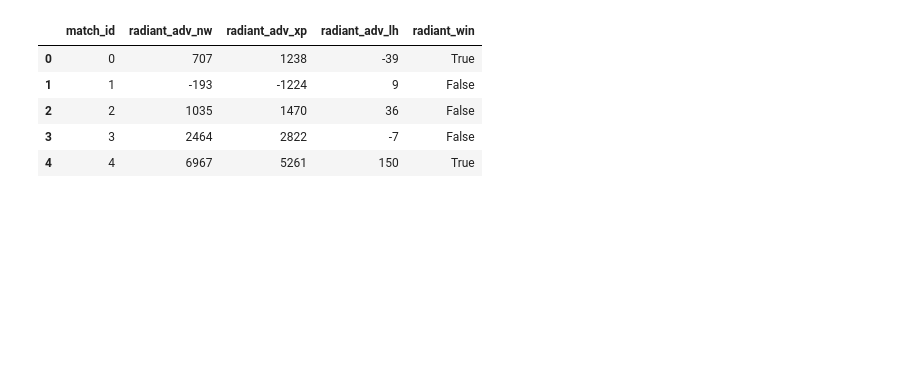
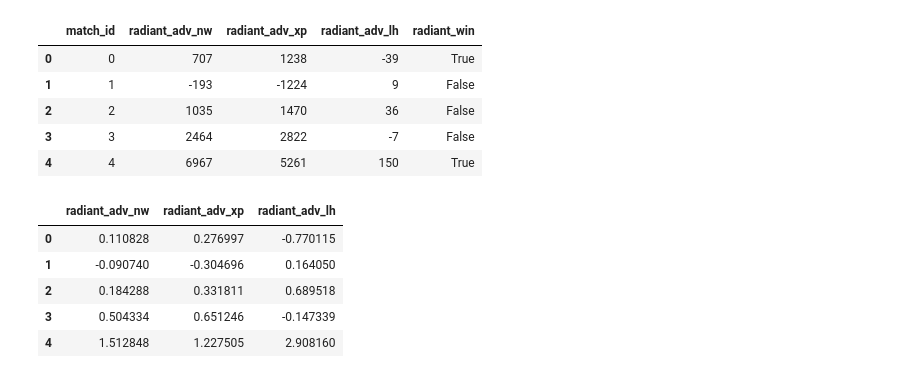
Before and after one commit to arneesser/Dota2_ML, a Jupyter notebook: logreg.ipynb, the cells around one changed output. Cells and saved outputs as stored; diff of their text form; code cells hidden in the pictures; blank space fills up the shorter version.

```diff
--- a/logreg.ipynb
+++ b/logreg.ipynb
@@ -21,5 +21,15 @@ scaler = MinMaxScaler(feature_range=(-1,1))
 
 X = scaler.fit_transform(X)
+# %%
+df1 = pd.DataFrame(X, columns=[['radiant_adv_nw', 'radiant_adv_xp', 'radiant_adv_lh']])
+df1.head()
+# %% [output]
+|  | radiant_adv_nw | radiant_adv_xp | radiant_adv_lh |
+| 0 | 0.110828 | 0.276997 | -0.770115 |
+| 1 | -0.090740 | -0.304696 | 0.164050 |
+| 2 | 0.184288 | 0.331811 | 0.689518 |
+| 3 | 0.504334 | 0.651246 | -0.147339 |
+| 4 | 1.512848 | 1.227505 | 2.908160 |
 # %%
 from sklearn.model_selection import train_test_split
 
```
Also changed, not shown: parts of 6 cells of this notebook, 1 other file.
